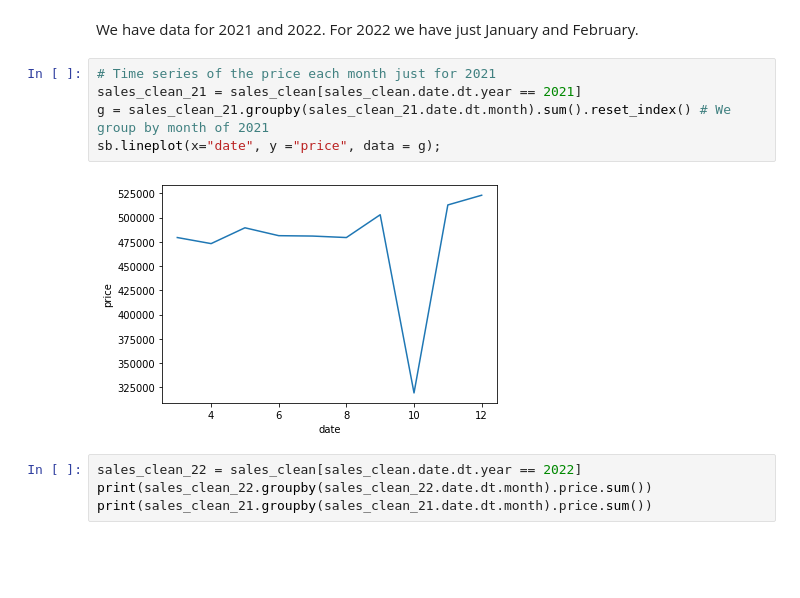
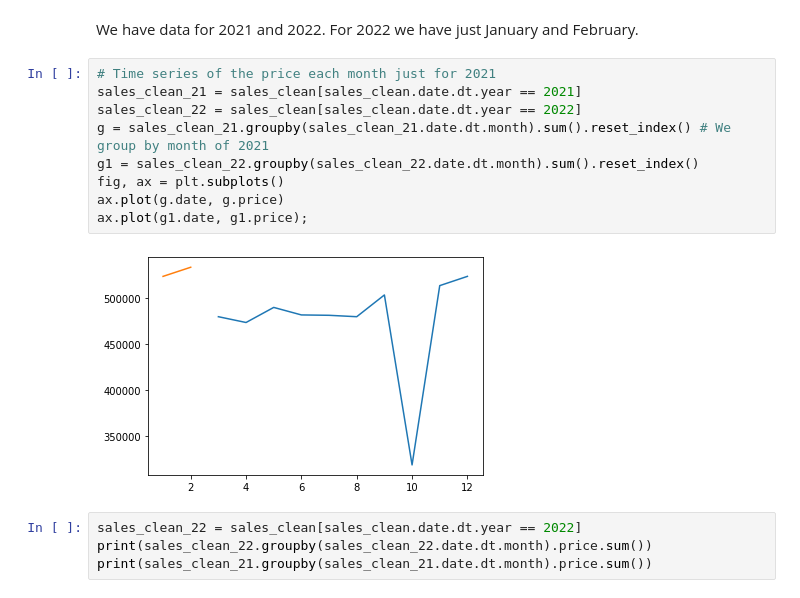
Before and after one commit to furawa/OC_data_analyst_projects, a Jupyter notebook: 02_analyze_company_sales/analyze_company_sales.ipynb, the cells around one changed output. Saved outputs shown, nothing was run; the diff lists cells and outputs as text; blank space fills up the shorter version.

Commit message:
feat: Replace year's sales calculation by a plot

```diff
--- a/02_analyze_company_sales/analyze_company_sales.ipynb
+++ b/02_analyze_company_sales/analyze_company_sales.ipynb
@@ -648,10 +648,14 @@ We have data for 2021 and 2022. For 2022 we have just January and February.
 # %%
 # Time series of the price each month just for 2021
 sales_clean_21 = sales_clean[sales_clean.date.dt.year == 2021]
+sales_clean_22 = sales_clean[sales_clean.date.dt.year == 2022]
 g = sales_clean_21.groupby(sales_clean_21.date.dt.month).sum().reset_index() # We group by month of 2021
-sb.lineplot(x="date", y ="price", data = g);
+g1 = sales_clean_22.groupby(sales_clean_22.date.dt.month).sum().reset_index()
+fig, ax = plt.subplots()
+ax.plot(g.date, g.price)
+ax.plot(g1.date, g1.price);
 # %% [output]
-[figure, old version]
+[figure, new version]
 # %%
 sales_clean_22 = sales_clean[sales_clean.date.dt.year == 2022]
 print(sales_clean_22.groupby(sales_clean_22.date.dt.month).price.sum())
```
Also changed, not shown: parts of 1 cell of this notebook.
